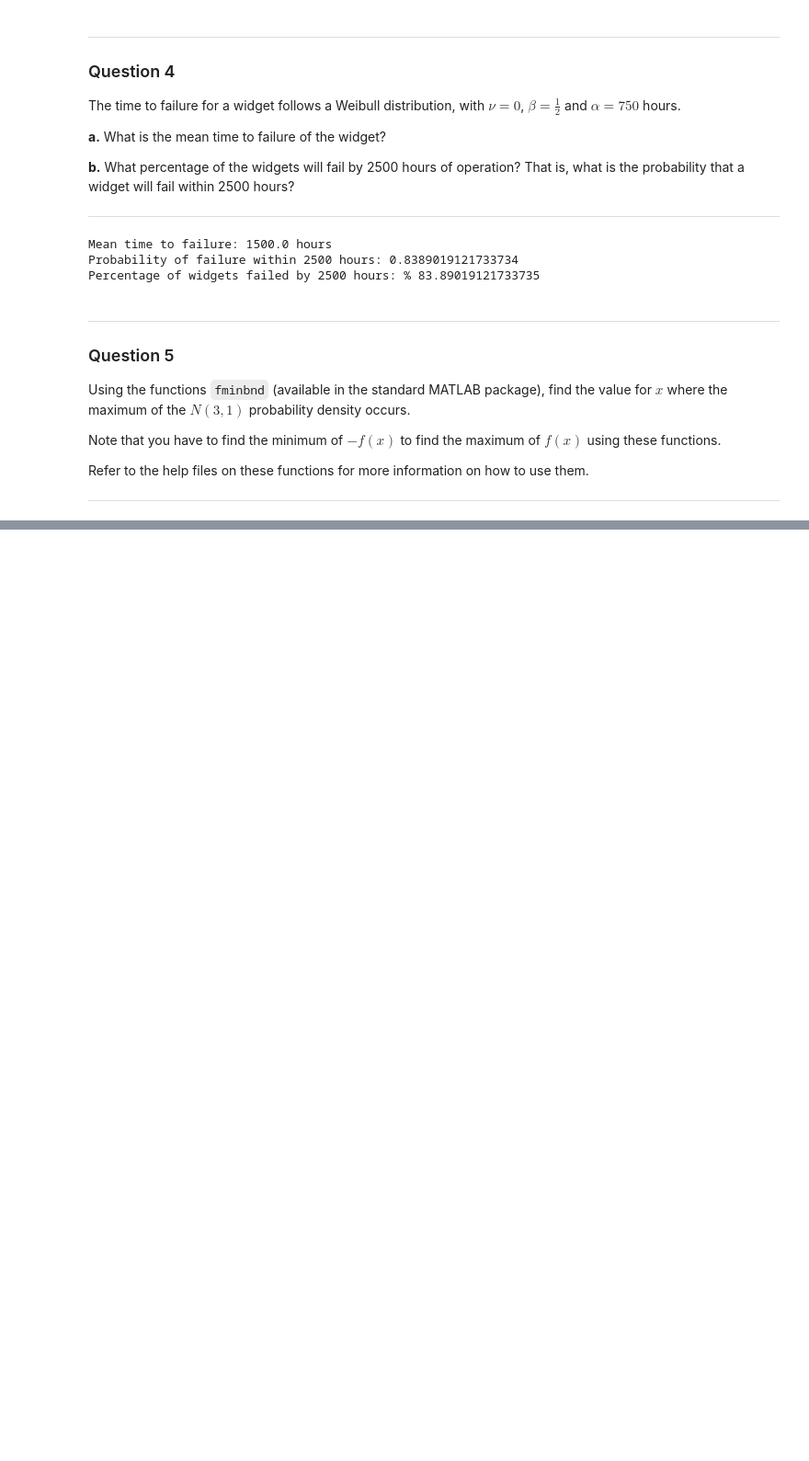
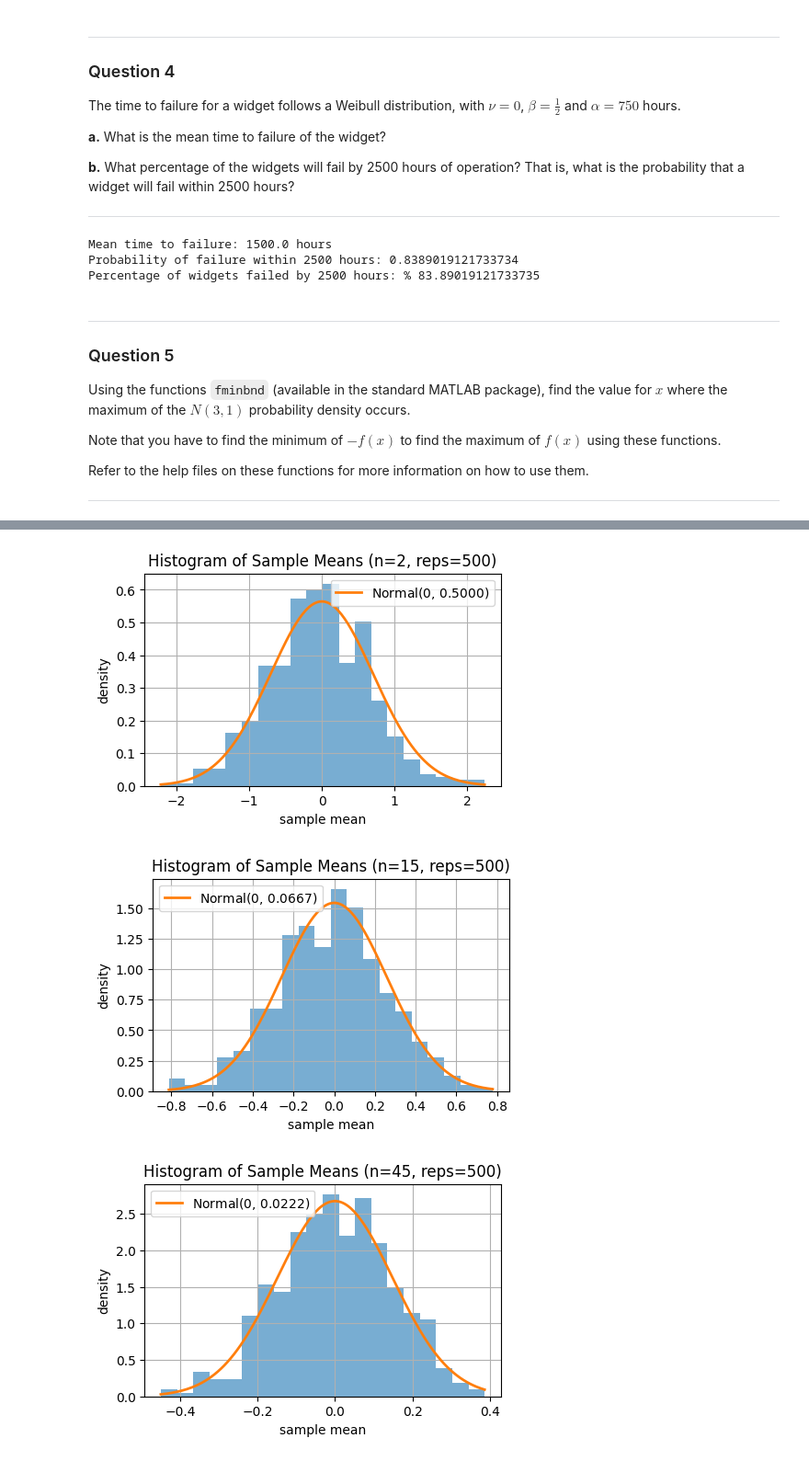
Before and after one commit to mervenurkarabulut/gsu-ind-522, a Jupyter notebook: HW3/hw3.ipynb, the cells around one changed output, grey strips where cells are left out. Shown at 92% size. Drawn from its saved outputs; the diff is of its cells as text; code cells hidden in the pictures; blank space fills up the shorter version.

```diff
--- a/HW3/hw3.ipynb
+++ b/HW3/hw3.ipynb
@@ -243,0 +275,52 @@ Refer to the help files on these functions for more information on how to use th
+# %%
+from scipy.stats import norm
+
+np.random.seed(0)
+
+ns = [2, 15, 45]
+n_reps = 500
+
+results = {}
+
+for n in ns:
+    x = np.random.randn(n, n_reps)
+    xbar = x.mean(axis=0) # sample mean
+    emp_mean = np.mean(xbar)
+    emp_var = np.var(xbar, ddof=0)  # population variance of the sample means
+    theory_mean = 0.0
+    theory_var = 1.0 / n  # xar(Xbar) = var(X)/n, here var(X)=1
+
+    results[n] = {
+        "xbar": xbar,
+        "emp_mean": emp_mean,
+        "emp_var": emp_var,
+        "theory_mean": theory_mean,
+        "theory_var": theory_var
+    }
+
+    plt.figure(figsize=(5,3))
+    count, bins, _ = plt.hist(xbar, bins=20, density=True, alpha=0.6)
+    # theoretical normal density with mean=0 and std = sqrt(1/n)
+    xs = np.linspace(bins[0], bins[-1], 200)
+    pdf = norm.pdf(xs, loc=theory_mean, scale=np.sqrt(theory_var))
+    plt.plot(xs, pdf, linewidth=2, label=f'Normal($0$, {1/n:.4f})')
+    plt.title(f'Histogram of Sample Means (n={n}, reps={n_reps})')
+    plt.xlabel('sample mean')
+    plt.ylabel('density')
+    plt.legend()
+    plt.grid(True)
+    plt.show()
+
+print("empirical vs theoretical values:\n")
+for n in ns:
+    r = results[n]
+    print(f"n = {n}:")
+    print(f"  empirical mean of xbar = {r['emp_mean']:.5f}")
+    print(f"  theoretical mean = {r['theory_mean']:.5f}")
+    print(f"  empirical var of xbar  = {r['emp_var']:.5f}")
+    print(f"  theoretical var = {r['theory_var']:.5f}")
+    print()
+# %% [output]
+[figure, added]
+[figure, added]
+[figure, added]
```
Also changed, not shown: parts of 5 cells of this notebook.
